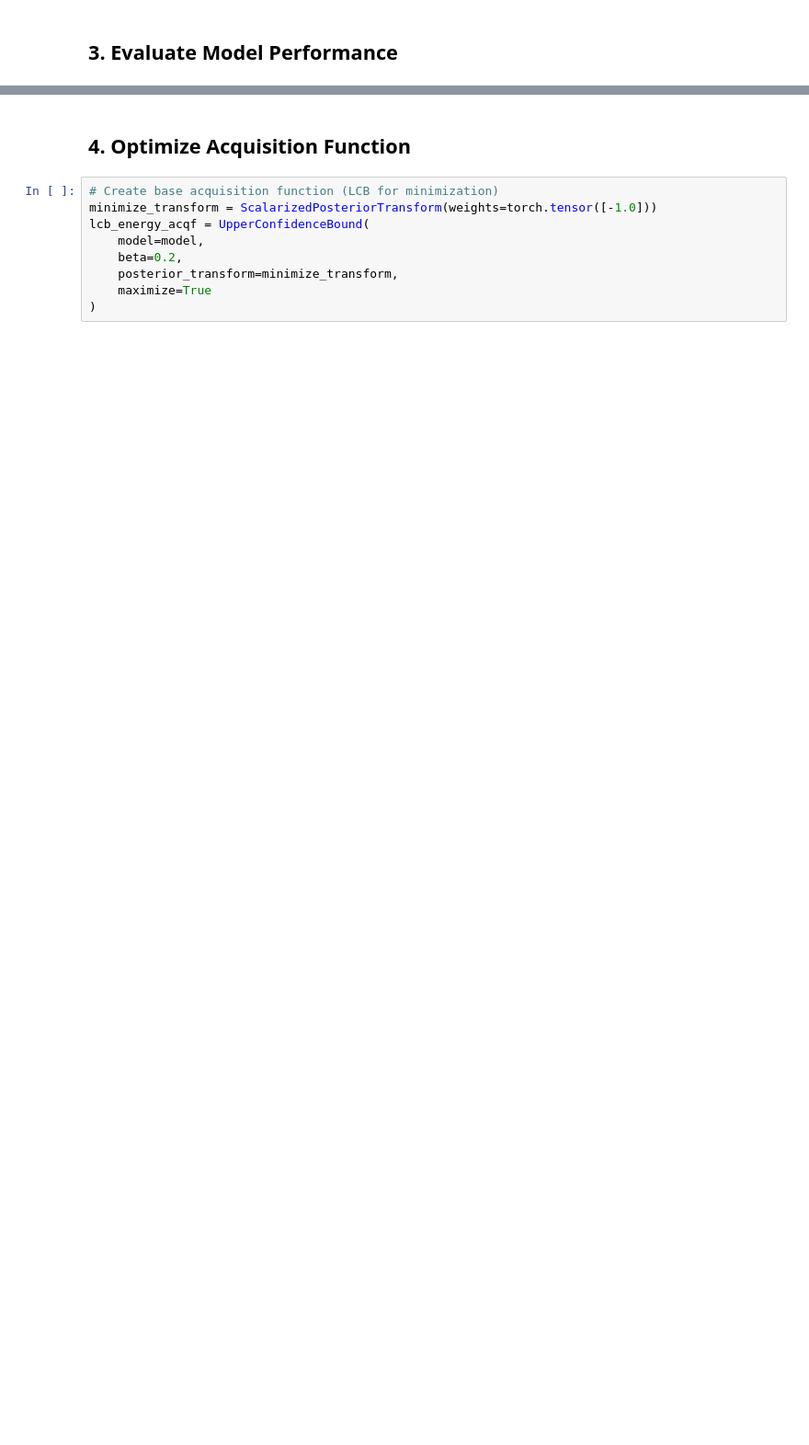
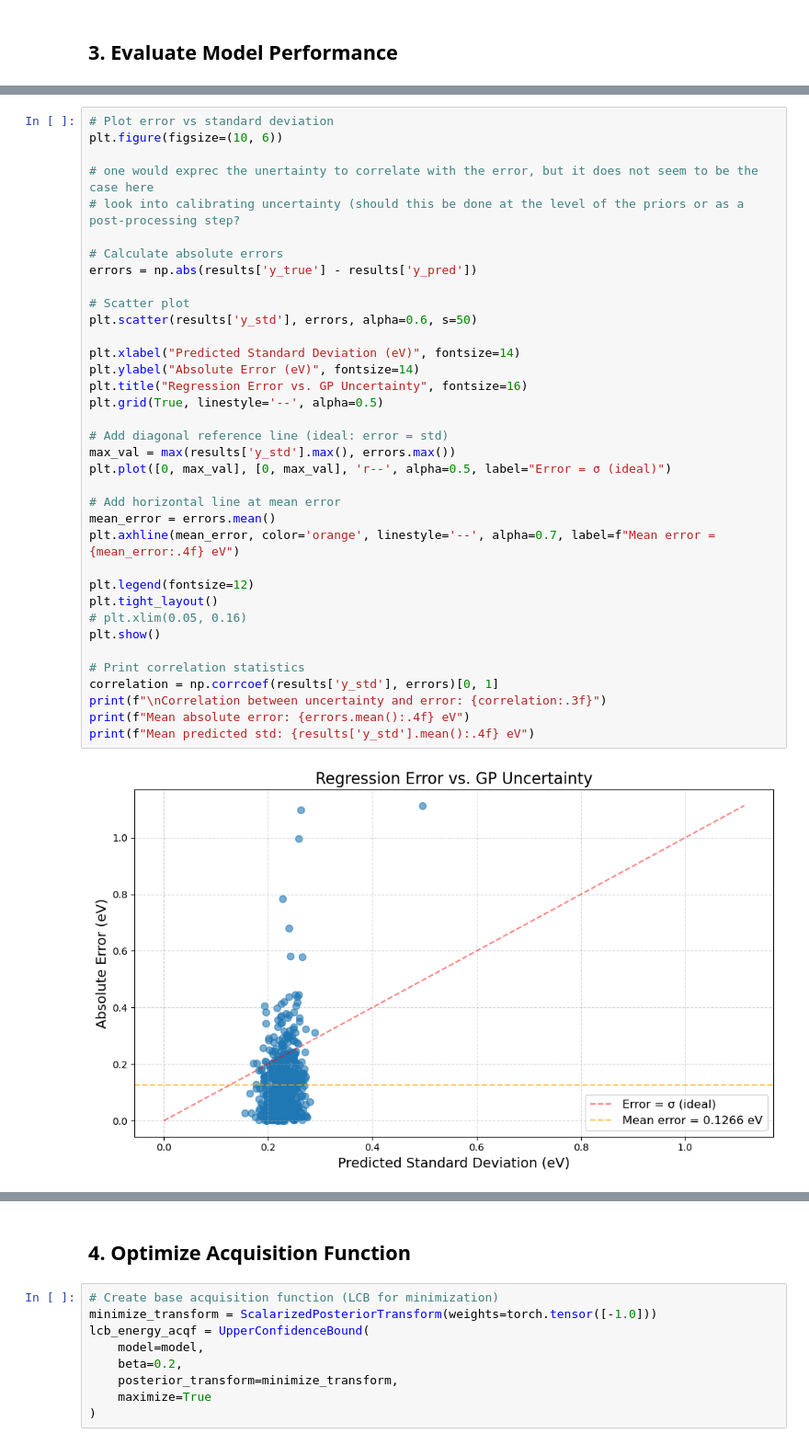
Before and after one commit to LyKex/aiida-LordCapulet, a Jupyter notebook: lordcapulet/functions/proposal_modes/Bayesian/example_bayesian_optimization.ipynb, the cells around one changed output, grey strips where cells are left out. Shown: that part at 92% size. Cells and saved outputs as stored; diff of their text form; blank space fills up the shorter version.

```diff
--- a/lordcapulet/functions/proposal_modes/Bayesian/example_bayesian_optimization.ipynb
+++ b/lordcapulet/functions/proposal_modes/Bayesian/example_bayesian_optimization.ipynb
@@ -313,0 +315,38 @@ plt.show()
+# %%
+# Plot error vs standard deviation
+plt.figure(figsize=(10, 6))
+
+# one would exprec the unertainty to correlate with the error, but it does not seem to be the case here
+# look into calibrating uncertainty (should this be done at the level of the priors or as a post-processing step?
+
+# Calculate absolute errors
+errors = np.abs(results['y_true'] - results['y_pred'])
+
+# Scatter plot
+plt.scatter(results['y_std'], errors, alpha=0.6, s=50)
+
+plt.xlabel("Predicted Standard Deviation (eV)", fontsize=14)
+plt.ylabel("Absolute Error (eV)", fontsize=14)
+plt.title("Regression Error vs. GP Uncertainty", fontsize=16)
+plt.grid(True, linestyle='--', alpha=0.5)
+
+# Add diagonal reference line (ideal: error = std)
+max_val = max(results['y_std'].max(), errors.max())
+plt.plot([0, max_val], [0, max_val], 'r--', alpha=0.5, label="Error = σ (ideal)")
+
+# Add horizontal line at mean error
+mean_error = errors.mean()
+plt.axhline(mean_error, color='orange', linestyle='--', alpha=0.7, label=f"Mean error = {mean_error:.4f} eV")
+
+plt.legend(fontsize=12)
+plt.tight_layout()
+# plt.xlim(0.05, 0.16)
+plt.show()
+
+# Print correlation statistics
+correlation = np.corrcoef(results['y_std'], errors)[0, 1]
+print(f"\nCorrelation between uncertainty and error: {correlation:.3f}")
+print(f"Mean absolute error: {errors.mean():.4f} eV")
+print(f"Mean predicted std: {results['y_std'].mean():.4f} eV")
+# %% [output]
+[figure, added]
```
Also changed, not shown: parts of 20 cells of this notebook, 4 other files.
